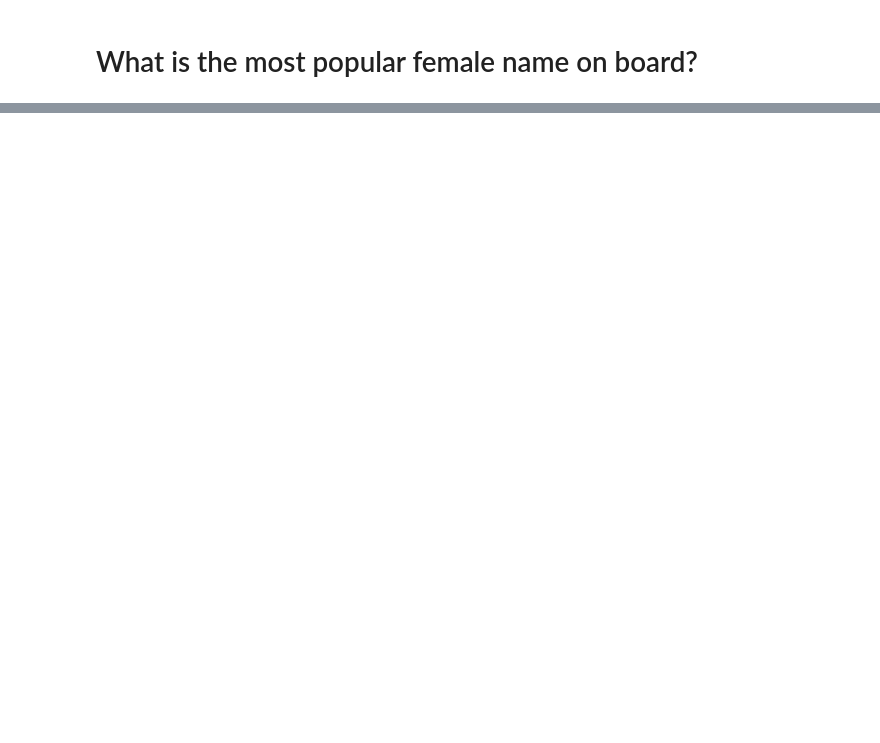
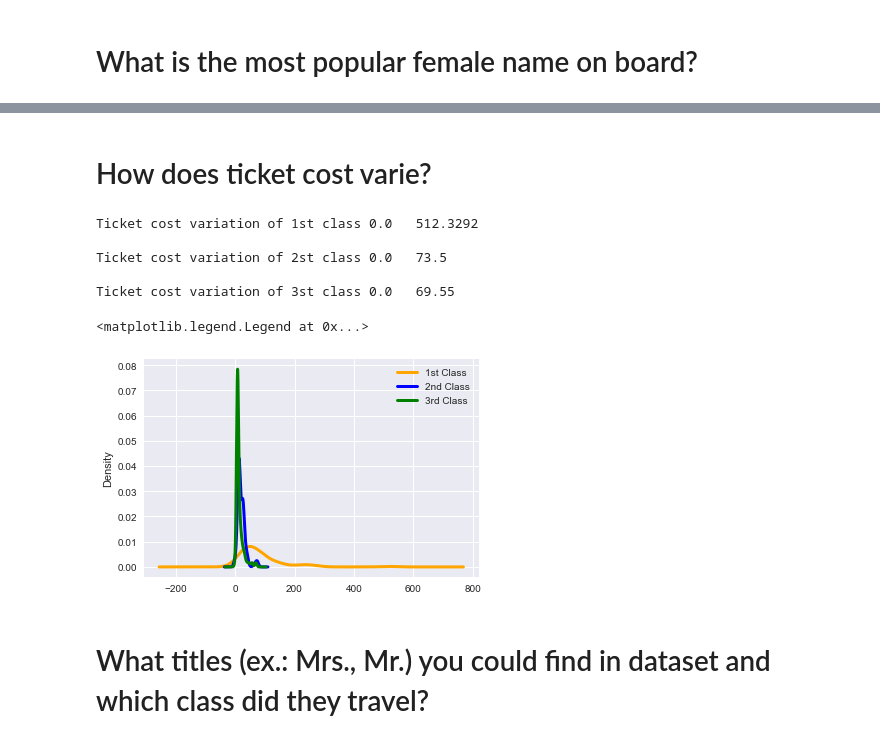
Before and after one commit to Lizyamba/Elizaveta-Vostrikova, a Jupyter notebook: Lab #1 Intoduction to instruments.ipynb, the cells around one changed output, grey strips where cells are left out. Saved outputs shown, nothing was run; the diff lists cells and outputs as text; code cells hidden in the pictures; blank space fills up the shorter version.

```diff
--- a/Lab #1 Intoduction to instruments.ipynb
+++ b/Lab #1 Intoduction to instruments.ipynb
@@ -120,0 +161,6 @@ Name: Name, dtype: object
+# %%
+data['Females'] = data.Name[data.Sex == 'female']
+#data['Females'] = data['Females'].dropna()
+data['Female_names'] = data['Females'].apply(lambda x: x.split('.')[1]).apply(lambda x: x.split()[0])
+data['Female_names']
+#data['Females']
@@ -120,0 +185,14 @@ Name: Name, dtype: object
+# %%
+data['Females'] = data.Name[data.Sex == 'female']
+data['Female_Title'] = data['Females'].apply(lambda x: x.split(',')[1]).apply(lambda x: x.split()[0])
+#data['Female_Title']
+#data['MrsOrMiss'] = data.Name[data['Name_title'] == 'Mrs.']
+#data['MrsOrMiss']
+# %%
+#data['Female_Miss'] = data.Name[data.Female_Title == 'Miss.']
+#data.Female_Miss = data.Female_Miss.dropna()
+#data.Female_Miss.dropna()
+data['Female_Miss'] = data.Name[data.Female_Title != 'Mrs.']
+data['Female_Miss']
+#data['Female_Miss1'] = data['Female_Miss'].apply(lambda x: x.split('.')[1]).apply(lambda x: x.split()[0])
+#data['Female_Miss1']
@@ -120,0 +217,25 @@ Name: Name, dtype: object
+# %% [markdown]
+# How does ticket cost varie?
+# %%
+cost1 = data.Fare[data.Pclass == 1]
+print("Ticket cost variation of 1st class", min(cost1), '\t', max(cost1), '\n')
+cost2 = data.Fare[data.Pclass == 2]
+print("Ticket cost variation of 2st class", min(cost2), '\t', max(cost2), '\n')
+cost3 = data.Fare[data.Pclass == 3]
+print("Ticket cost variation of 3st class", min(cost3), '\t', max(cost3), '\n')
+# %% [output]
+Ticket cost variation of 1st class 0.0   512.3292
+
+Ticket cost variation of 2st class 0.0   73.5
+
+Ticket cost variation of 3st class 0.0   69.55
+# %%
+data['Fare'][data['Pclass'] == 1].plot(kind='kde', linewidth=3, style='orange');
+data['Fare'][data['Pclass'] == 2].plot(kind='kde', linewidth=3, style='blue');
+data['Fare'][data['Pclass'] == 3].plot(kind='kde', linewidth=3, style='green');
+plt.legend(('1st Class', '2nd Class', '3rd Class'), loc='best')
+# %% [output]
+<matplotlib.legend.Legend at 0x...>
+[figure, added]
+# %% [markdown]
+# What titles (ex.: Mrs., Mr.) you could find in dataset and which class did they travel?
```
Also changed, not shown: parts of 10 cells of this notebook.
